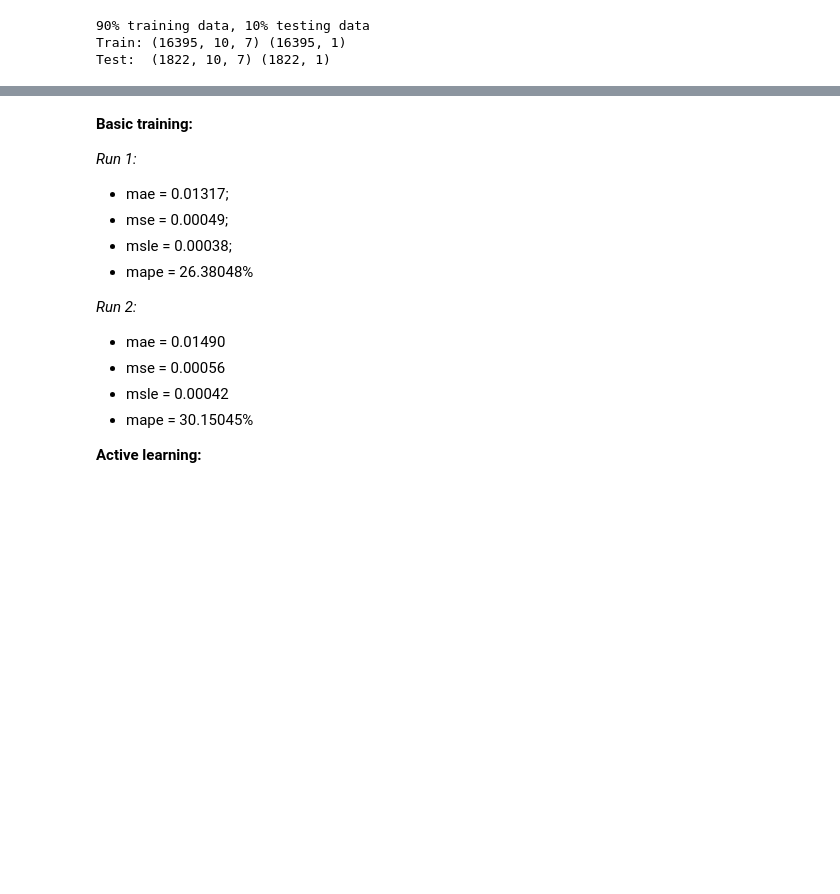
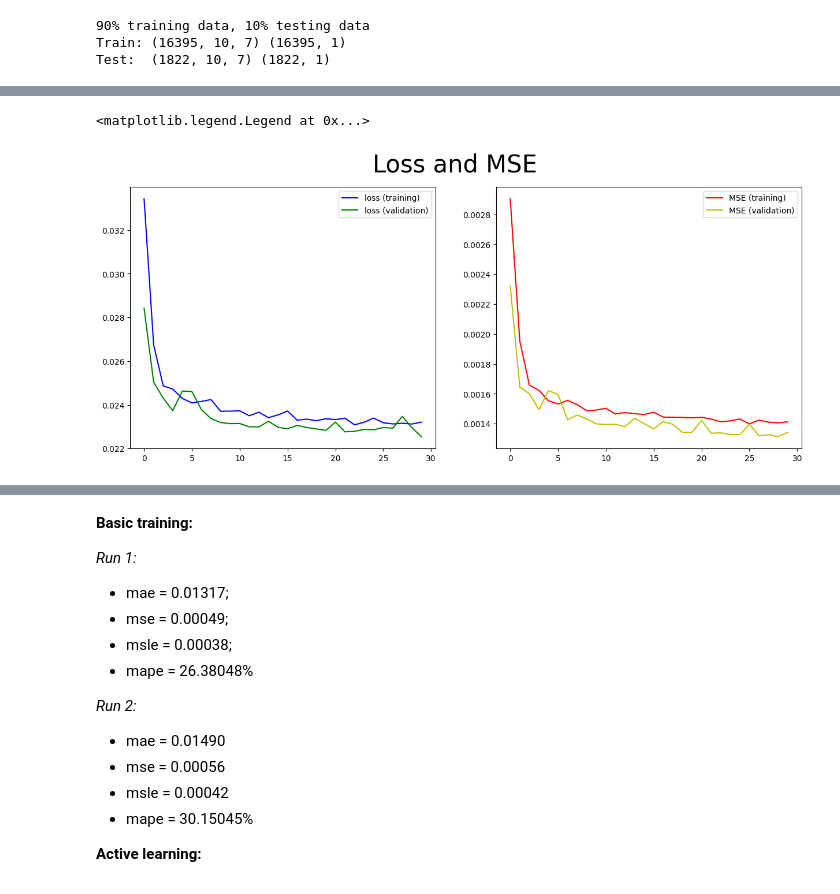
Before and after one commit to gittmp/sustainable-risk-modelling, a Jupyter notebook: Program/risk-forecasting.ipynb, the cells around one changed output, grey strips where cells are left out. Saved outputs shown, nothing was run; the diff lists cells and outputs as text; code cells hidden in the pictures; blank space fills up the shorter version.

```diff
--- a/Program/risk-forecasting.ipynb
+++ b/Program/risk-forecasting.ipynb
@@ -236,0 +339,14 @@ def select_instances(model, X_t, y_t, X_v, y_v, k=AL_SAMPLE):
+# %%
+fig, ax = plt.subplots(1, 2, figsize=(15, 6), dpi=100)
+fig.suptitle("Loss and MSE", fontsize=30)
+
+ax[0].plot(history_prog['loss'], color='b', label="loss (training)")
+ax[0].plot(history_prog['val_loss'], color='g', label="loss (validation)")
+ax[0].legend(loc=0)
+
+ax[1].plot(history_prog['mse'], color='r', label="MSE (training)")
+ax[1].plot(history_prog['val_mse'], color='y', label="MSE (validation)")
+ax[1].legend(loc=0)
+# %% [output]
+<matplotlib.legend.Legend at 0x...>
+[figure, added]
```
Also changed, not shown: parts of 13 cells of this notebook.
